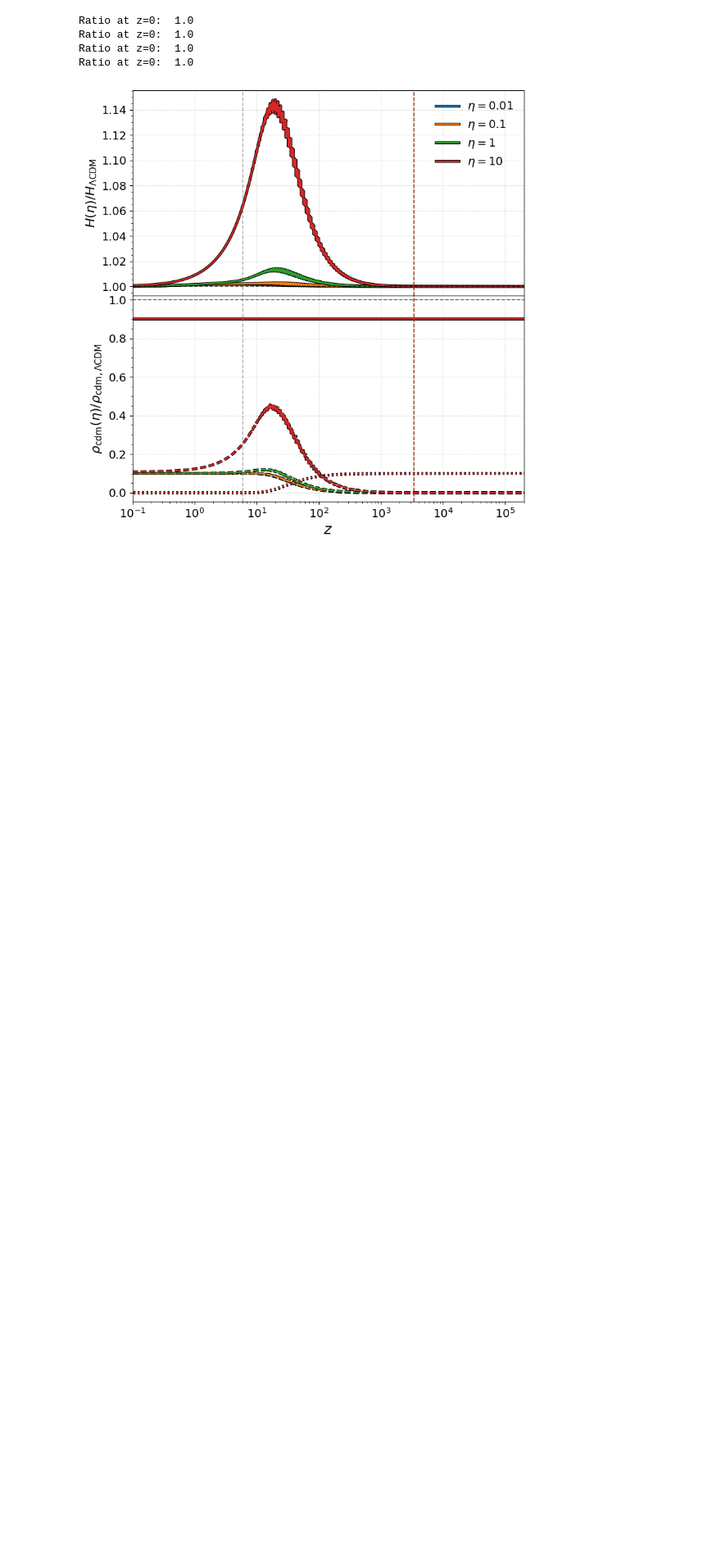
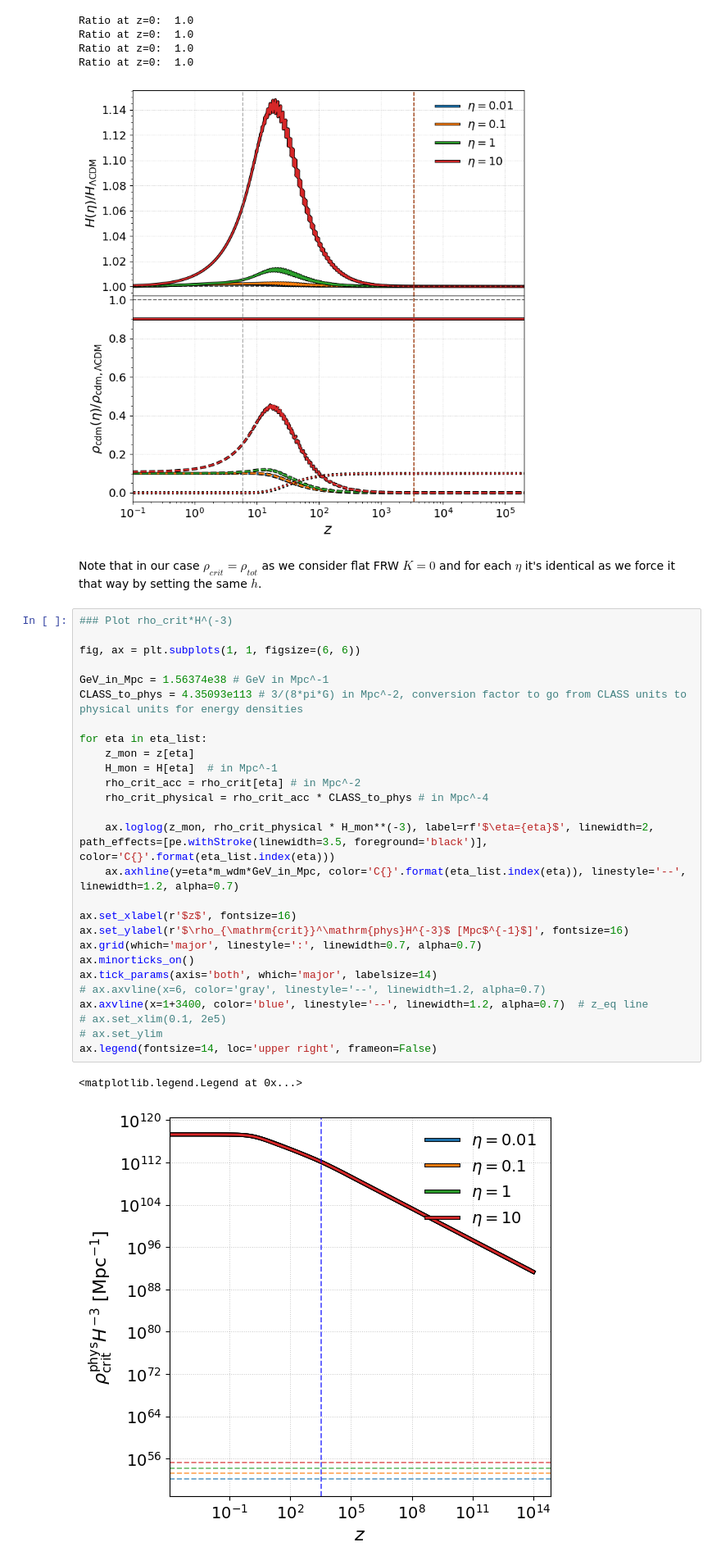
Before and after one commit to NightRunner7/class_public, a Jupyter notebook: test_notebooks/bg_tests.ipynb, the cells around one changed output. Shown at 82% size. Saved outputs shown, nothing was run; the diff lists cells and outputs as text; blank space fills up the shorter version.

```diff
--- a/test_notebooks/bg_tests.ipynb
+++ b/test_notebooks/bg_tests.ipynb
@@ -447,3 +447,35 @@ Ratio at z=0:  1.0
 Ratio at z=0:  1.0
 Ratio at z=0:  1.0
 [figure]
+# %% [markdown]
+Note that in our case $\rho_{crit}=\rho_{tot}$ as we consider flat FRW $K=0$ and for each $\eta$ it's identical as we force it that way by setting the same $h$.
+# %%
+### Plot rho_crit*H^(-3)
+
+fig, ax = plt.subplots(1, 1, figsize=(6, 6))
+
+GeV_in_Mpc = 1.56374e38 # GeV in Mpc^-1
+CLASS_to_phys = 4.35093e113 # 3/(8*pi*G) in Mpc^-2, conversion factor to go from CLASS units to physical units for energy densities
+
+for eta in eta_list:
+    z_mon = z[eta]
+    H_mon = H[eta]  # in Mpc^-1
+    rho_crit_acc = rho_crit[eta] # in Mpc^-2
+    rho_crit_physical = rho_crit_acc * CLASS_to_phys # in Mpc^-4
+
+    ax.loglog(z_mon, rho_crit_physical * H_mon**(-3), label=rf'$\eta={eta}$', linewidth=2, path_effects=[pe.withStroke(linewidth=3.5, foreground='black')], color='C{}'.format(eta_list.index(eta)))
+    ax.axhline(y=eta*m_wdm*GeV_in_Mpc, color='C{}'.format(eta_list.index(eta)), linestyle='--', linewidth=1.2, alpha=0.7)
+
+ax.set_xlabel(r'$z$', fontsize=16)
+ax.set_ylabel(r'$\rho_{\mathrm{crit}}^\mathrm{phys}H^{-3}$ [Mpc$^{-1}$]', fontsize=16)
+ax.grid(which='major', linestyle=':', linewidth=0.7, alpha=0.7)
+ax.minorticks_on()
+ax.tick_params(axis='both', which='major', labelsize=14)
+# ax.axvline(x=6, color='gray', linestyle='--', linewidth=1.2, alpha=0.7)
+ax.axvline(x=1+3400, color='blue', linestyle='--', linewidth=1.2, alpha=0.7)  # z_eq line
+# ax.set_xlim(0.1, 2e5)
+# ax.set_ylim
+ax.legend(fontsize=14, loc='upper right', frameon=False)
+# %% [output]
+<matplotlib.legend.Legend at 0x...>
+[figure, added]
```
Also changed, not shown: parts of 2 cells of this notebook, 6 other files.
